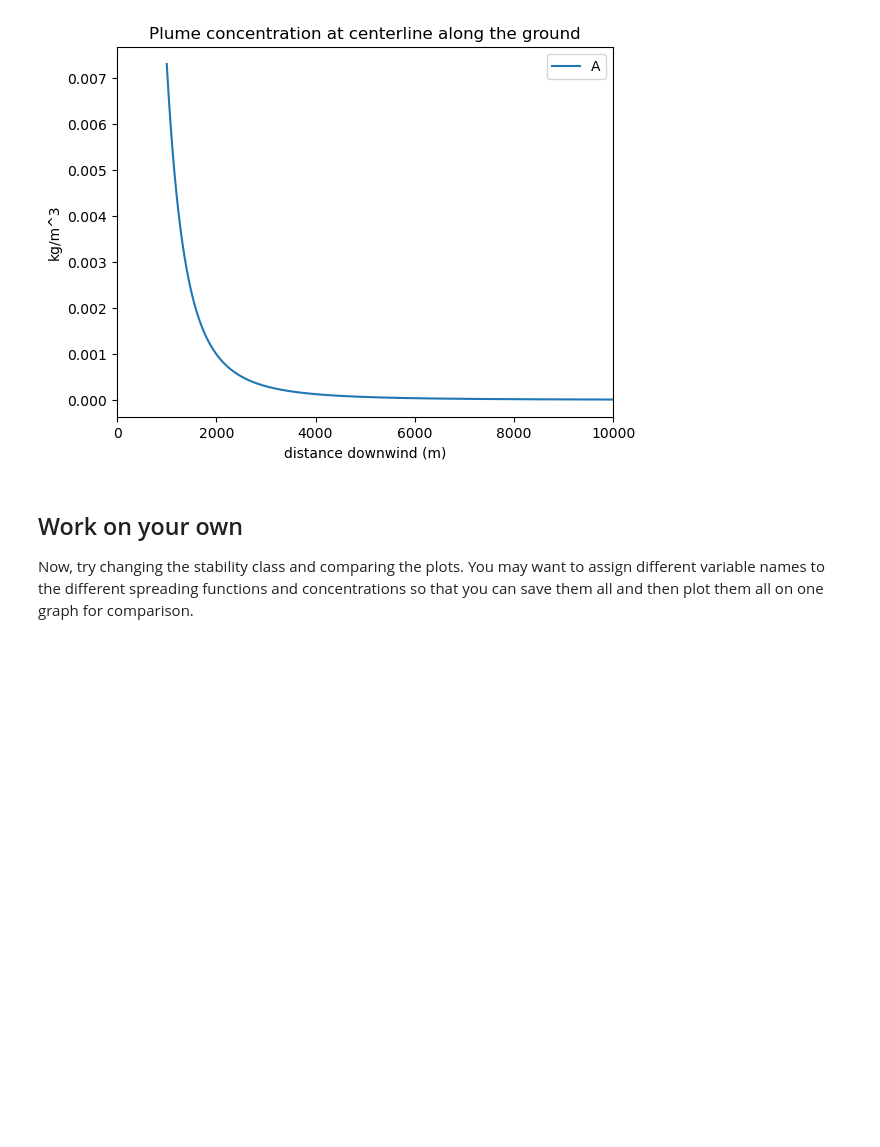
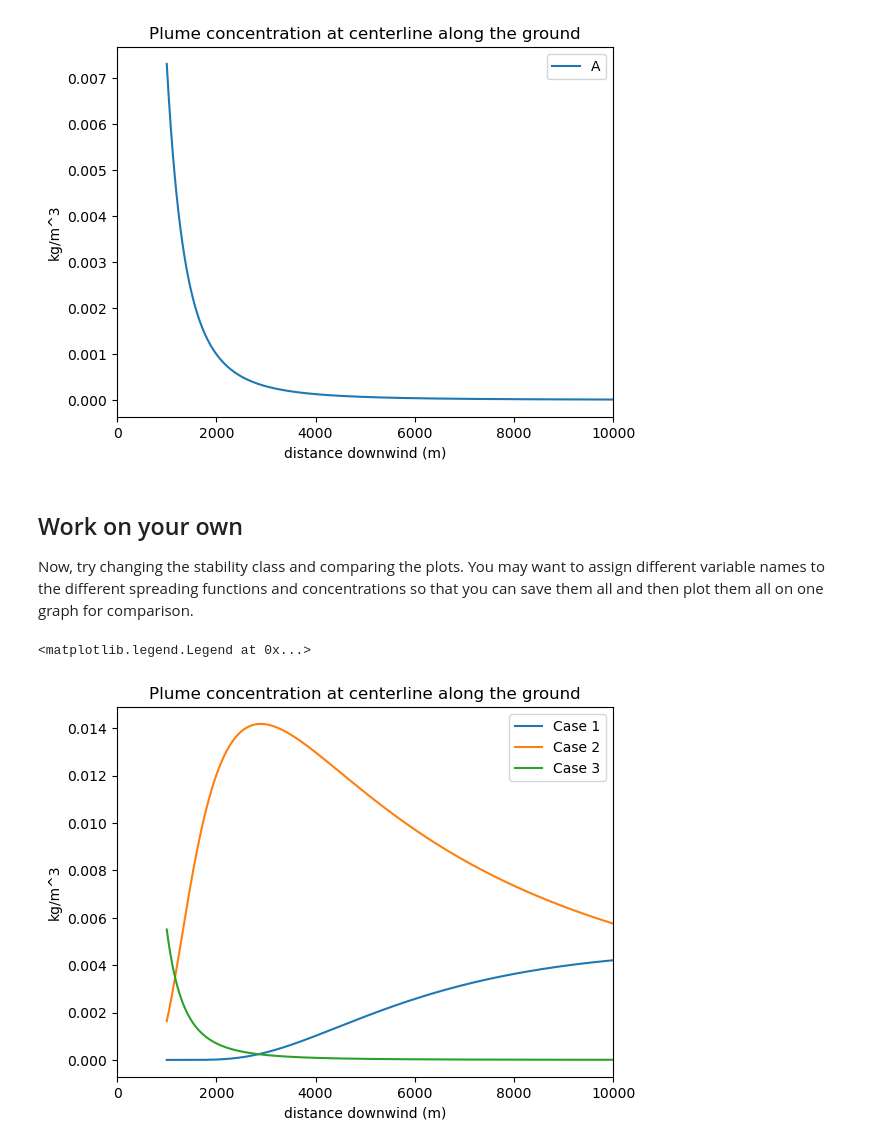
Before and after one commit to jessicalundquist/Fluid_Flows, a Jupyter notebook: book/modules/module3/lab3-3.ipynb, the cells around one changed output. Drawn from its saved outputs; the diff is of its cells as text; code cells hidden in the pictures; blank space fills up the shorter version.

```diff
--- a/book/modules/module3/lab3-3.ipynb
+++ b/book/modules/module3/lab3-3.ipynb
@@ -135,3 +135,66 @@ plt.legend(loc="best")
 # %% [markdown]
 ## Work on your own
 Now, try changing the stability class and comparing the plots.  You may want to assign different variable names to the different spreading functions and concentrations so that you can save them all and then plot them all on one graph for comparison.
+# %%
+# Let's plot the plume concentration for three different stability classes to compare.
+
+# start with presuming the same wind speed in all cases for comparison
+u100_1= 5 # Case 1, F, very stable
+u100_2= 5 # Case 2, D, neutral
+u100_3= 5 # Case 3, A, unstable
+
+# if we assume the same plume discharge, height and wind as in lab 3-1, we get:
+Q = 8500
+# Q is a constant mass flux from the smokestack in kg/s
+h = 100
+# h is the effective height of the smokestack (actually stack height plus additional
+# height the plume rises, in m
+b = 0.894 # Martin 1976 defines this as the same across stability classes
+
+#airclass == 'F':
+c = 62.6
+d = 0.180
+f = -48.6
+sig_z = c*np.power(x/1000,d) + f
+a = 34
+sig_y = a*np.power(x/1000,b)
+u = u100_1
+# u is a constant wind speed in m/s at the effective stack height h, and will vary with stability class
+C1=Q/(np.pi*u*sig_z*sig_y)*np.exp(-(np.power(h,2))/(2*np.power(sig_z,2)))
+
+#airclass == 'D':
+c = 44.5
+d = 0.516
+f = -13
+sig_z = c*np.power(x/1000,d) + f
+a = 68
+sig_y = a*np.power(x/1000,b)
+
+u = u100_2
+# u is a constant wind speed in m/s at the effective stack height h, and will vary with stability class
+C2=Q/(np.pi*u*sig_z*sig_y)*np.exp(-(np.power(h,2))/(2*np.power(sig_z,2)))
+
+#airclass == 'A':
+c = 459.7
+d = 2.094
+f = -9.6
+sig_z = c*np.power(x/1000,d) + f
+a = 213
+sig_y = a*np.power(x/1000,b)
+
+u = u100_3
+# u is a constant wind speed in m/s at the effective stack height h, and will vary with stability class
+C3=Q/(np.pi*u*sig_z*sig_y)*np.exp(-(np.power(h,2))/(2*np.power(sig_z,2)))
+
+plt.figure()
+plt.plot(x, C1, label='Case 1')
+plt.plot(x, C2, label='Case 2')
+plt.plot(x, C3, label='Case 3')
+plt.ylabel('kg/m^3')
+plt.xlabel('distance downwind (m)')
+plt.xlim(0,10000)
+plt.title('Plume concentration at centerline along the ground')
+plt.legend(loc="best")
+# %% [output]
+<matplotlib.legend.Legend at 0x...>
+[figure, added]
```
Also changed, not shown: parts of 2 cells of this notebook, 8 other files.
